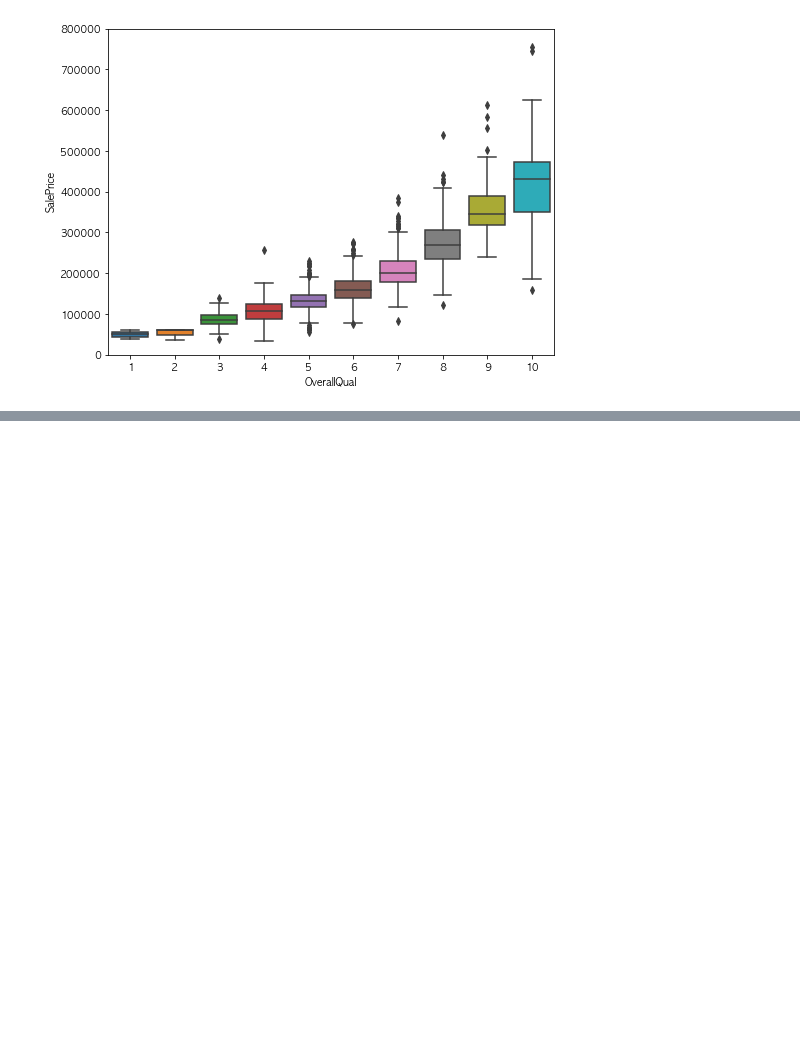
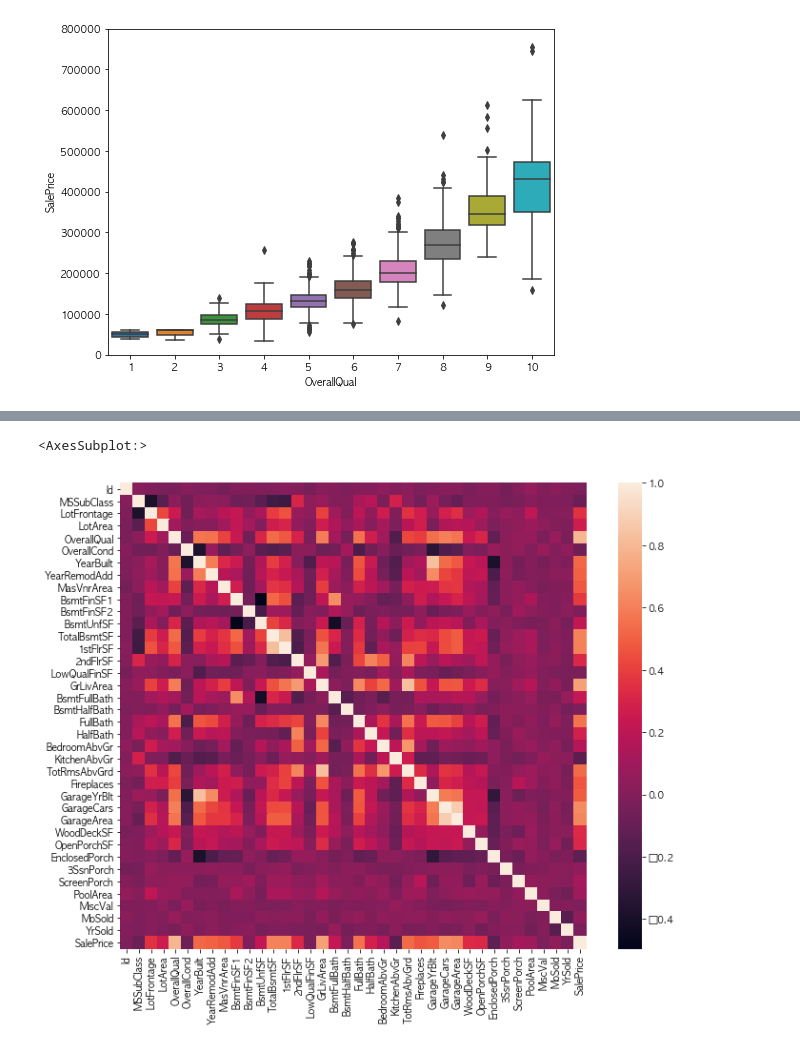
Before and after one commit to yu04038/DataProcess-Analysis, a Jupyter notebook: 8월 17일(2).ipynb, the cells around one changed output, grey strips where cells are left out. Saved outputs shown, nothing was run; the diff lists cells and outputs as text; code cells hidden in the pictures; blank space fills up the shorter version.

```diff
--- a/8월 17일(2).ipynb
+++ b/8월 17일(2).ipynb
@@ -111,3 +111,7 @@ fig.axis(ymin=0, ymax=800000)
 # %% [output]
 (-0.5, 9.5, 0.0, 800000.0)
 [figure]
+# %%
+# correlation matrix
+corrmat = df_train.corr()
+corrmat
@@ -113,0 +137,6 @@ fig.axis(ymin=0, ymax=800000)
+# %%
+f, ax = plt.subplots(figsize=(12, 9))
+sns.heatmap(corrmat, vmax=1.0, square=True) # 색상코딩 시스템을 사용해 다양한 값을 나타내는 다양한 정보를 일정한 이미지위에 그래픽으로 출력
+# %% [output]
+<AxesSubplot:>
+[figure, added]
```
Also changed, not shown: parts of 4 cells of this notebook.
